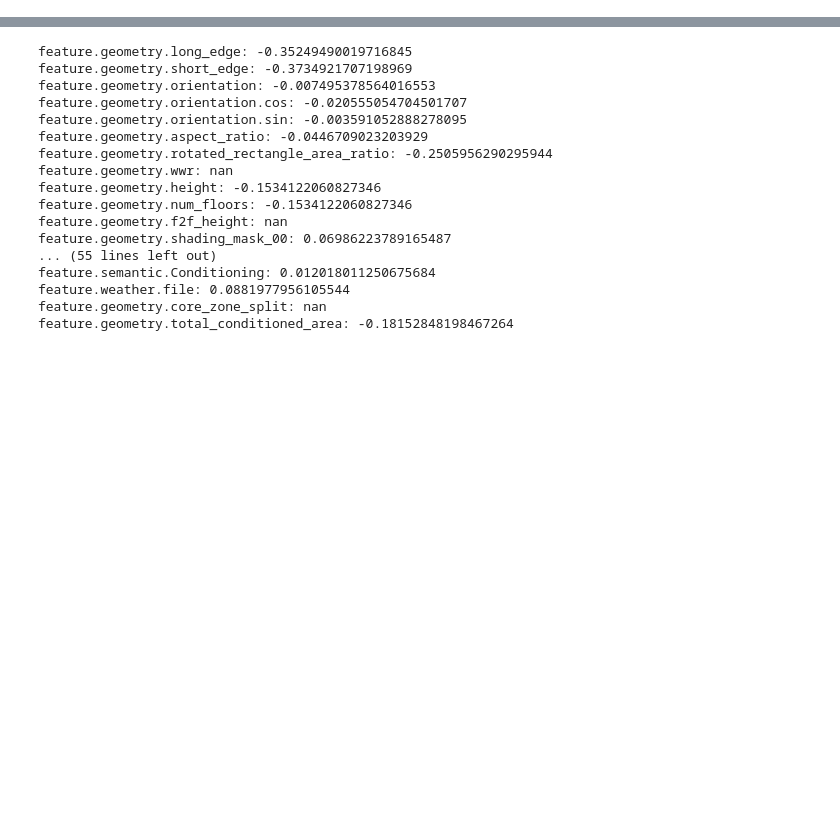
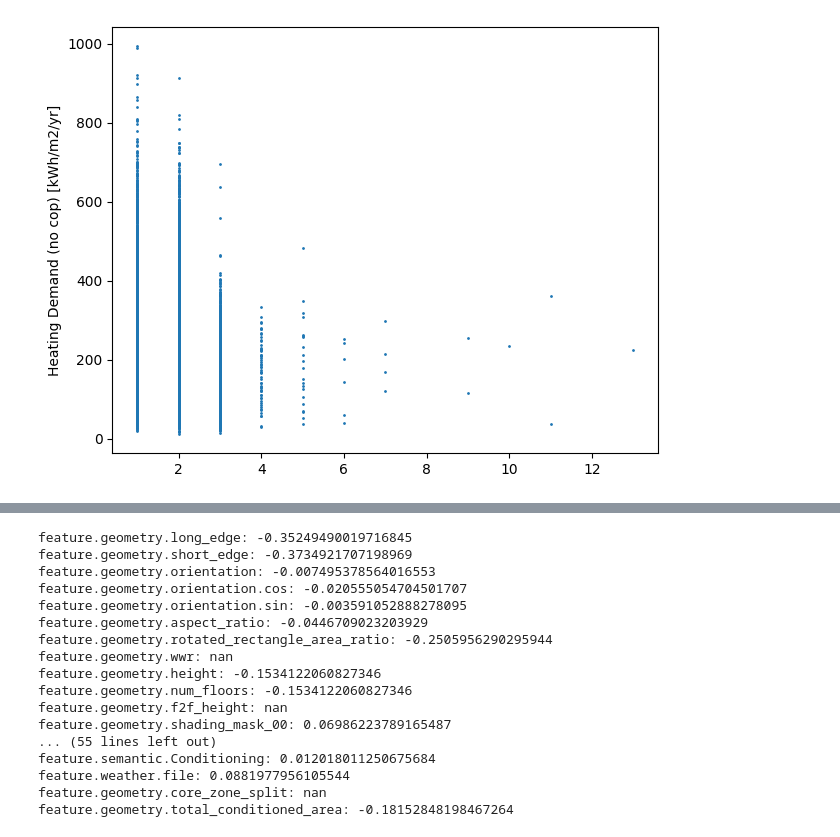
Before and after one commit to szvsw/epengine, a Jupyter notebook: notebooks/learning_curves.ipynb, the cells around one changed output, grey strips where cells are left out. Cells and saved outputs as stored; diff of their text form; code cells hidden in the pictures; blank space fills up the shorter version.

```diff
--- a/notebooks/learning_curves.ipynb
+++ b/notebooks/learning_curves.ipynb
@@ -113,0 +184,12 @@ df["District Cooling"].hist(bins=100)
+# %%
+x = df.index.get_level_values("feature.geometry.num_floors").values
+y = df["Heating"].values
+
+fig, ax = plt.subplots()
+ax.scatter(x, y, s=1)
+# ax.set_xlabel("Total Conditioned Area [m2]")
+ax.set_ylabel("Heating Demand (no cop) [kWh/m2/yr]")
+# ax.set_xlim(0, 10000)
+fig.tight_layout()
+# %% [output]
+[figure, added]
```
Also changed, not shown: parts of 16 cells of this notebook, 5 other files.
